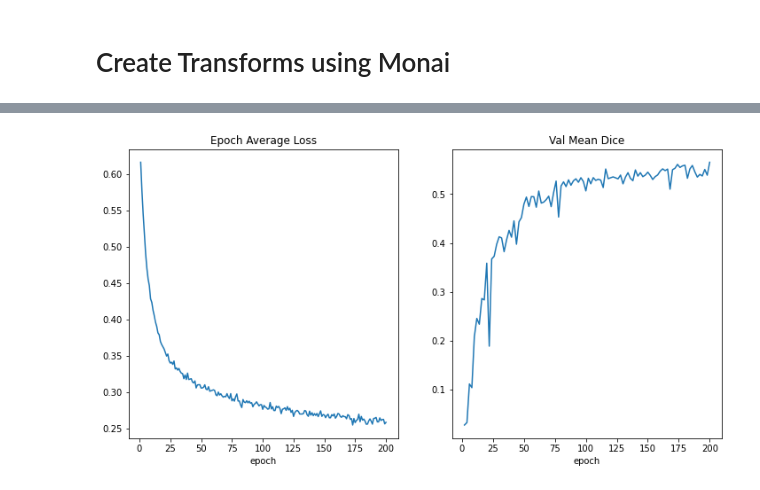
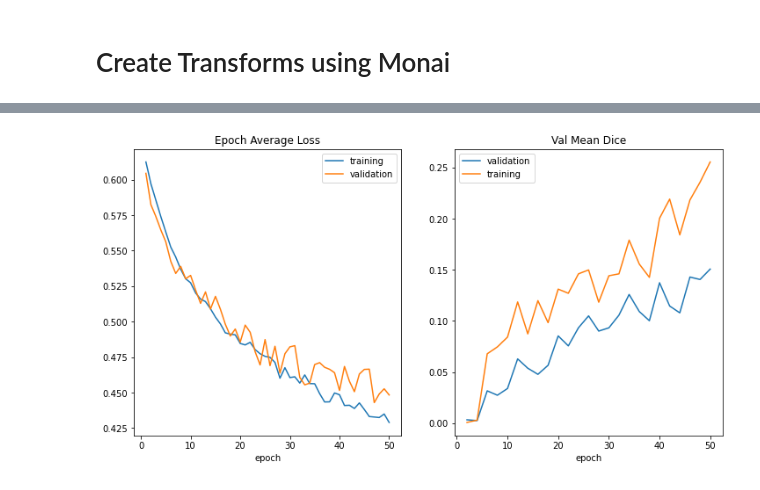
Before and after one commit to phillipSloan/summer-project, a Jupyter notebook: ISLES_DataLoader3D.ipynb, the cells around one changed output, grey strips where cells are left out. Cells and saved outputs as stored; diff of their text form; code cells hidden in the pictures.

Commit message:
changed training to allow tracking of training and validation

```diff
--- a/ISLES_DataLoader3D.ipynb
+++ b/ISLES_DataLoader3D.ipynb
@@ -104,13 +110,13 @@ train_files, val_files = random_split(data_dicts, [train_len, val_len])
 # %%
 train_set = []
 val_set = []
-for i in range(300):
+for i in range(100):
     train_set.append(train_files[i])
 
-for i in range(30):
+for i in range(10):
     val_set.append(val_files[i])
 
-if len(train_files) != 300:
+if len(train_files) != 100:
     train_files = train_set
     val_files = val_set
 # %%
@@ -210,10 +233,33 @@ model = UNet(
     out_channels=2,
     channels=(16, 32, 64, 128, 256),
     strides=(2, 2, 2, 2),
-    num_res_units=2,
+    num_res_units=0,
     norm=Norm.BATCH,
     dropout=0.25,
 ).to(device)
+
+# model = AttentionUnet(
+#     spatial_dims=3,
+#     in_channels=1,
+#     out_channels=2,
+#     channels=(16, 32, 64, 128, 256),
+#     strides=(2, 2, 2, 2),
+#     dropout=0.25,
+# ).to(device)
+
+# model = UNETR(
+#     in_channels=1,
+#     out_channels=14,
+#     img_size=(96, 96, 96),
+#     feature_size=16,
+#     hidden_size=768,
+#     mlp_dim=3072,
+#     num_heads=12,
+#     pos_embed="perceptron",
+#     norm_name="instance",
+#     res_block=True,
+#     dropout_rate=0.25,
+# ).to(device)
 # %%
 # model.load_state_dict(torch.load(
 #     os.path.join(training_dir, "best_metric_model.pth")))
@@ -346,21 +421,27 @@ train completed, best_metric: 0.5653 at epoch: 200
 # %%
 plt.figure("train", (12, 6))
 plt.subplot(1, 2, 1)
 plt.title("Epoch Average Loss")
 x = [i + 1 for i in range(len(epoch_loss_values))]
 y = epoch_loss_values
+z = val_epoch_loss_values
 plt.xlabel("epoch")
-plt.plot(x, y)
+plt.plot(x, y, label = "training")
+plt.plot(x, z, label = "validation")
+plt.legend()
 plt.subplot(1, 2, 2)
 plt.title("Val Mean Dice")
 x = [val_interval * (i + 1) for i in range(len(metric_values))]
 y = metric_values
+z = train_metric_values
 plt.xlabel("epoch")
-plt.plot(x, y)
-plt.savefig('figures.png')
+plt.plot(x, y, label = "validation")
+plt.plot(x, z, label = "training")
+plt.legend()
+# plt.savefig('figures.png')
 plt.show()
 # %% [output]
-[figure, old version]
+[figure, new version]
 # %%
 model.load_state_dict(torch.load(
     os.path.join(training_dir, "best_metric_model.pth")))
```
Also changed, not shown: parts of 12 cells of this notebook, 21 other files.
